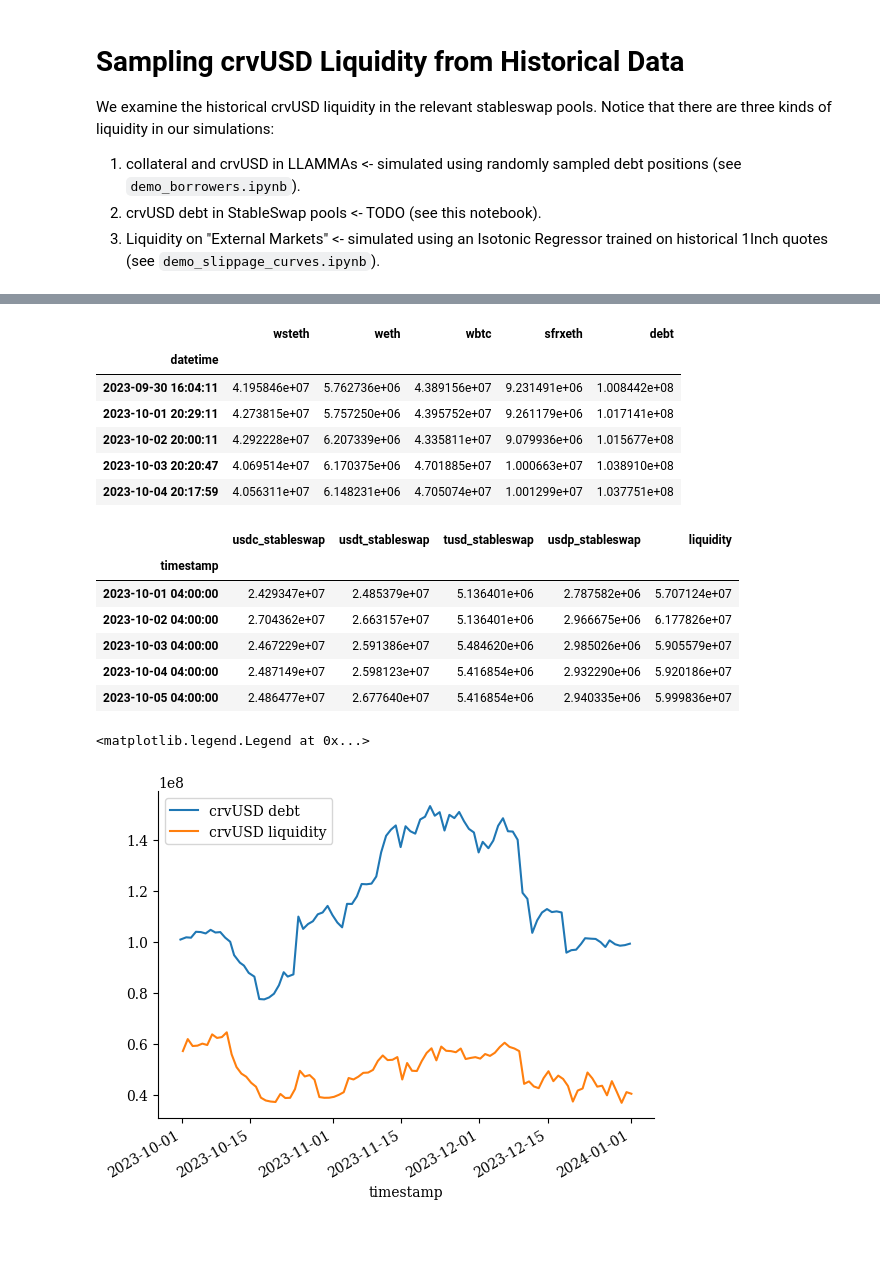
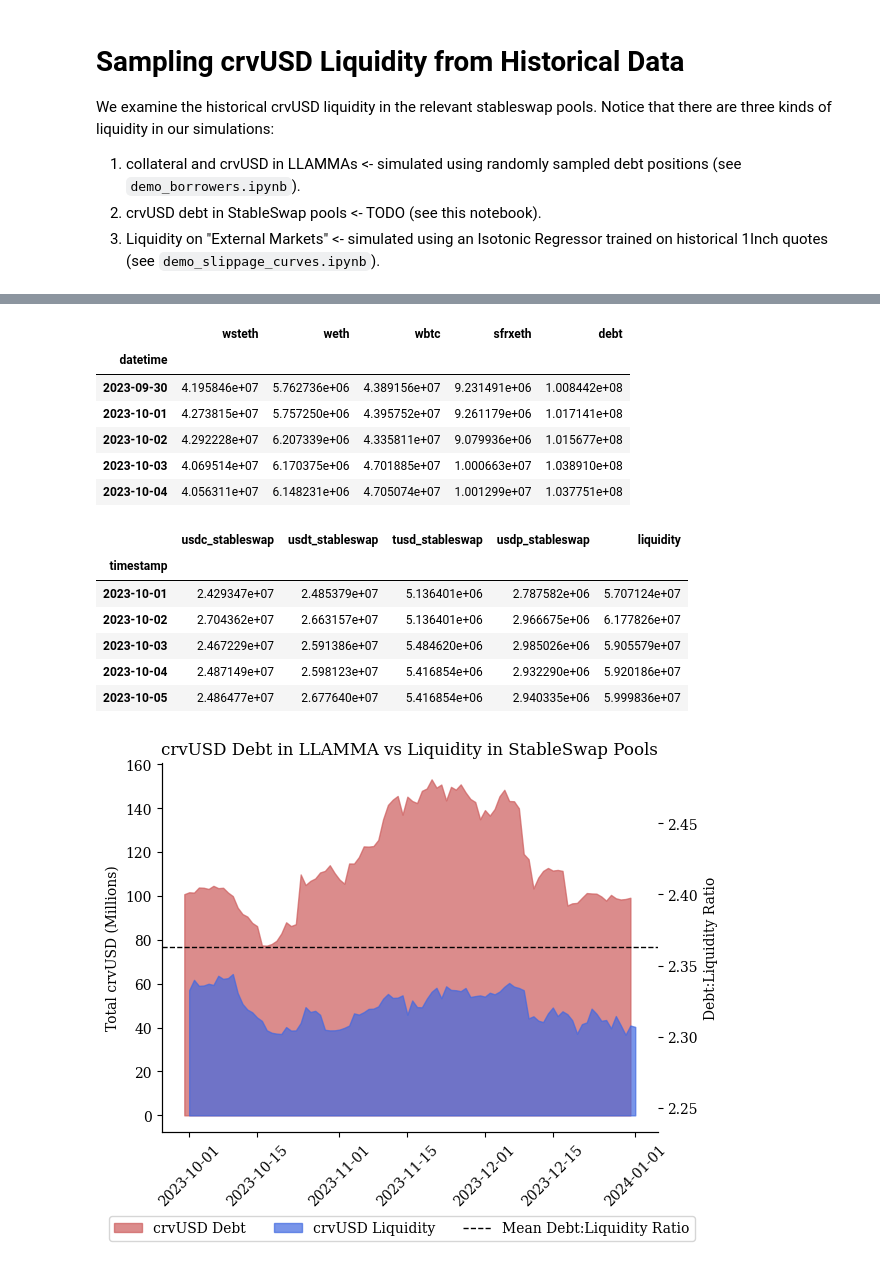
Before and after one commit to xenophonlabs/crvUSDrisk, a Jupyter notebook: notebooks/demo_liquidity_provider.ipynb, the cells around one changed output, grey strips where cells are left out. Cells and saved outputs as stored; diff of their text form; code cells hidden in the pictures; blank space fills up the shorter version.

```diff
--- a/notebooks/demo_liquidity_provider.ipynb
+++ b/notebooks/demo_liquidity_provider.ipynb
@@ -185,7 +123,7 @@ grouped_data = []
 for alias in aliases:
     market = LLAMMA_ALIASES[alias]
     user_states = get_historical_user_snapshots(market, start, end)
-    grouped_data.append(group(user_states))
+    grouped_data.append(group_user_states(user_states))
 # %%
 debts = pd.DataFrame(
     [
@@ -194,15 +132,16 @@ debts = pd.DataFrame(
     ]
 ).T
 debts["debt"] = debts.sum(axis=1)
+debts = debts.resample("1d").mean()
 debts.head()
 # %% [output]
 |  | wsteth | weth | wbtc | sfrxeth | debt |
 | datetime |  |  |  |  |  |
-| 2023-09-30 16:04:11 | 4.195846e+07 | 5.762736e+06 | 4.389156e+07 | 9.231491e+06 | 1.008442e+08 |
-| 2023-10-01 20:29:11 | 4.273815e+07 | 5.757250e+06 | 4.395752e+07 | 9.261179e+06 | 1.017141e+08 |
-| 2023-10-02 20:00:11 | 4.292228e+07 | 6.207339e+06 | 4.335811e+07 | 9.079936e+06 | 1.015677e+08 |
-| 2023-10-03 20:20:47 | 4.069514e+07 | 6.170375e+06 | 4.701885e+07 | 1.000663e+07 | 1.038910e+08 |
-| 2023-10-04 20:17:59 | 4.056311e+07 | 6.148231e+06 | 4.705074e+07 | 1.001299e+07 | 1.037751e+08 |
+| 2023-09-30 | 4.195846e+07 | 5.762736e+06 | 4.389156e+07 | 9.231491e+06 | 1.008442e+08 |
+| 2023-10-01 | 4.273815e+07 | 5.757250e+06 | 4.395752e+07 | 9.261179e+06 | 1.017141e+08 |
+| 2023-10-02 | 4.292228e+07 | 6.207339e+06 | 4.335811e+07 | 9.079936e+06 | 1.015677e+08 |
+| 2023-10-03 | 4.069514e+07 | 6.170375e+06 | 4.701885e+07 | 1.000663e+07 | 1.038910e+08 |
+| 2023-10-04 | 4.056311e+07 | 6.148231e+06 | 4.705074e+07 | 1.001299e+07 | 1.037751e+08 |
 # %%
 liquidity = pd.DataFrame(
     [
@@ -213,20 +152,18 @@ liquidity = pd.DataFrame(
     ]
 ).T
 liquidity["liquidity"] = liquidity.sum(axis=1)
+liquidity = liquidity.resample("1d").mean()
 liquidity.head()
 # %% [output]
 |  | usdc_stableswap | usdt_stableswap | tusd_stableswap | usdp_stableswap | liquidity |
 | timestamp |  |  |  |  |  |
-| 2023-10-01 04:00:00 | 2.429347e+07 | 2.485379e+07 | 5.136401e+06 | 2.787582e+06 | 5.707124e+07 |
-| 2023-10-02 04:00:00 | 2.704362e+07 | 2.663157e+07 | 5.136401e+06 | 2.966675e+06 | 6.177826e+07 |
-| 2023-10-03 04:00:00 | 2.467229e+07 | 2.591386e+07 | 5.484620e+06 | 2.985026e+06 | 5.905579e+07 |
-| 2023-10-04 04:00:00 | 2.487149e+07 | 2.598123e+07 | 5.416854e+06 | 2.932290e+06 | 5.920186e+07 |
-| 2023-10-05 04:00:00 | 2.486477e+07 | 2.677640e+07 | 5.416854e+06 | 2.940335e+06 | 5.999836e+07 |
+| 2023-10-01 | 2.429347e+07 | 2.485379e+07 | 5.136401e+06 | 2.787582e+06 | 5.707124e+07 |
+| 2023-10-02 | 2.704362e+07 | 2.663157e+07 | 5.136401e+06 | 2.966675e+06 | 6.177826e+07 |
+| 2023-10-03 | 2.467229e+07 | 2.591386e+07 | 5.484620e+06 | 2.985026e+06 | 5.905579e+07 |
+| 2023-10-04 | 2.487149e+07 | 2.598123e+07 | 5.416854e+06 | 2.932290e+06 | 5.920186e+07 |
+| 2023-10-05 | 2.486477e+07 | 2.677640e+07 | 5.416854e+06 | 2.940335e+06 | 5.999836e+07 |
-# %%
-debts["debt"].plot(label=f"crvUSD debt")
-liquidity["liquidity"].plot(label=f"crvUSD liquidity")
-plt.legend()
-# %% [output]
-<matplotlib.legend.Legend at 0x...>
-[figure, removed]
+# %%
+_ = plot_debt_to_liquidity(debts, liquidity)
+# %% [output]
+[figure, added]
 # %%
```
Also changed, not shown: parts of 21 cells of this notebook, 7 other files.
